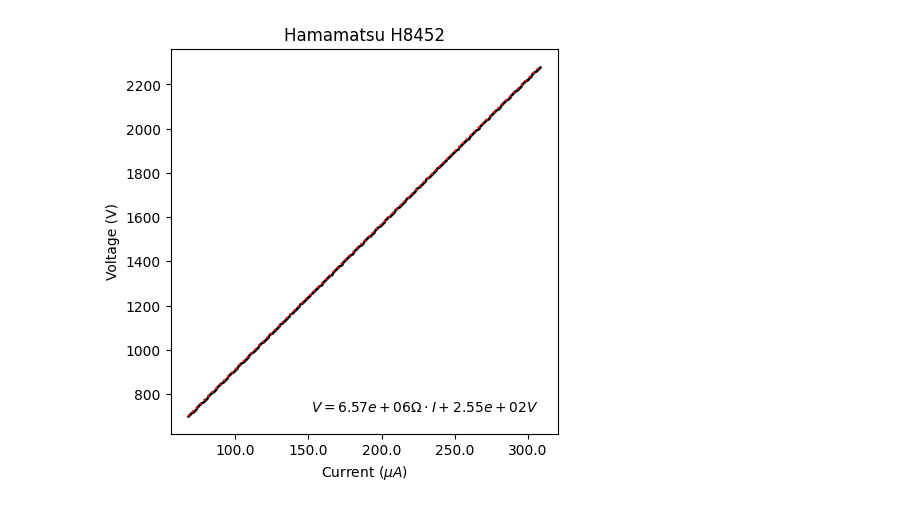
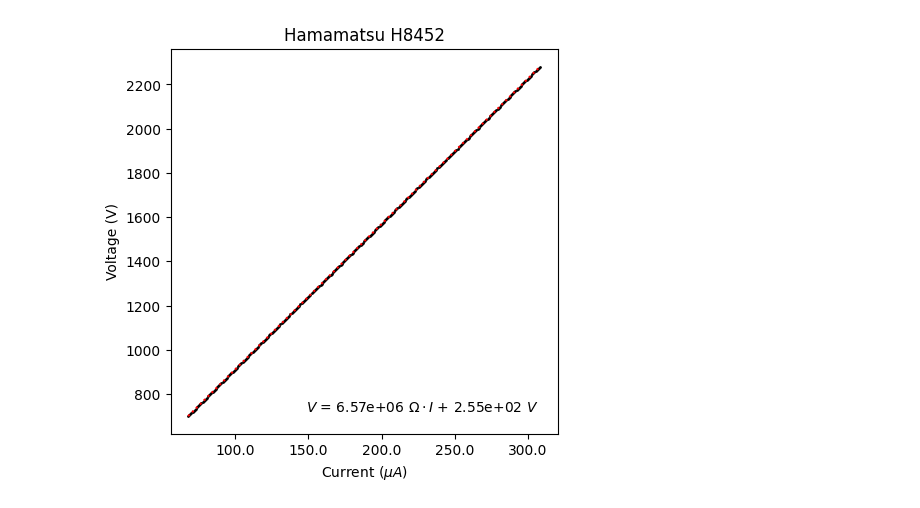
Before and after one commit to ficnawode/msc-python-analysis, a Jupyter notebook: analysis/V_to_I.ipynb, the cells around one changed output. Drawn from its saved outputs; the diff is of its cells as text; code cells hidden in the pictures.

```diff
--- a/analysis/V_to_I.ipynb
+++ b/analysis/V_to_I.ipynb
@@ -27,24 +14,24 @@ noise_data
 # %%
 fig, ax = plt.subplots(figsize=(5, 5))
 V = noise_data['pmt_high_voltage']
 I = noise_data['pmt_current']/1e6  # Convert to amperes
 
 # fit a line to V and I, display the line as a dotted red line and show on screen the constants of the line, rounded to two decimal places in scientific notation in the bottom right corner of the plot. Keep in mind that the current is in microamperes and the line fit must be in amperes so that the slope is in ohms.
 m, b = np.polyfit(I, V, 1)
 ax.plot(I, m*I + b, color='red', linestyle='dotted')
-ax.text(0.95, 0.05, f'$V = {m:.2e} \Omega \cdot I + {b:.2e} V $', ha='right', va='bottom' , transform=ax.transAxes, color='black')
+ax.text(0.95, 0.05, f'$V$ = {m:.2e} $\Omega \cdot I$ + {b:.2e} $V $', ha='right', va='bottom' , transform=ax.transAxes, color='black')
 
 # current is in amperes, rescale the x axis ticks to microamperes
 ax.set_xticklabels(ax.get_xticks()*1e6)
 
 ax.scatter(I, V, color='black', s=1)
 ax.set_xlabel(f'Current $(\mu A)$')
 ax.set_ylabel('Voltage (V)')
 ax.set_title('Hamamatsu H8452')
 
 if SAVE_PLOTS:
-    plt.savefig('plots\dark_pmt\I_V_characteristic_and_fit.jpg', dpi=STANDARD_DPI)
+    plt.savefig('plots\pmt_noise_tests\pmt1\I_V_characteristic_and_fit.jpg', dpi=STANDARD_DPI, bbox_inches='tight')
 
 plt.show()
 # %% [output]
-[figure, old version]
+[figure, new version]
```
Also changed, not shown: parts of 5 cells of this notebook, 10 other files.
